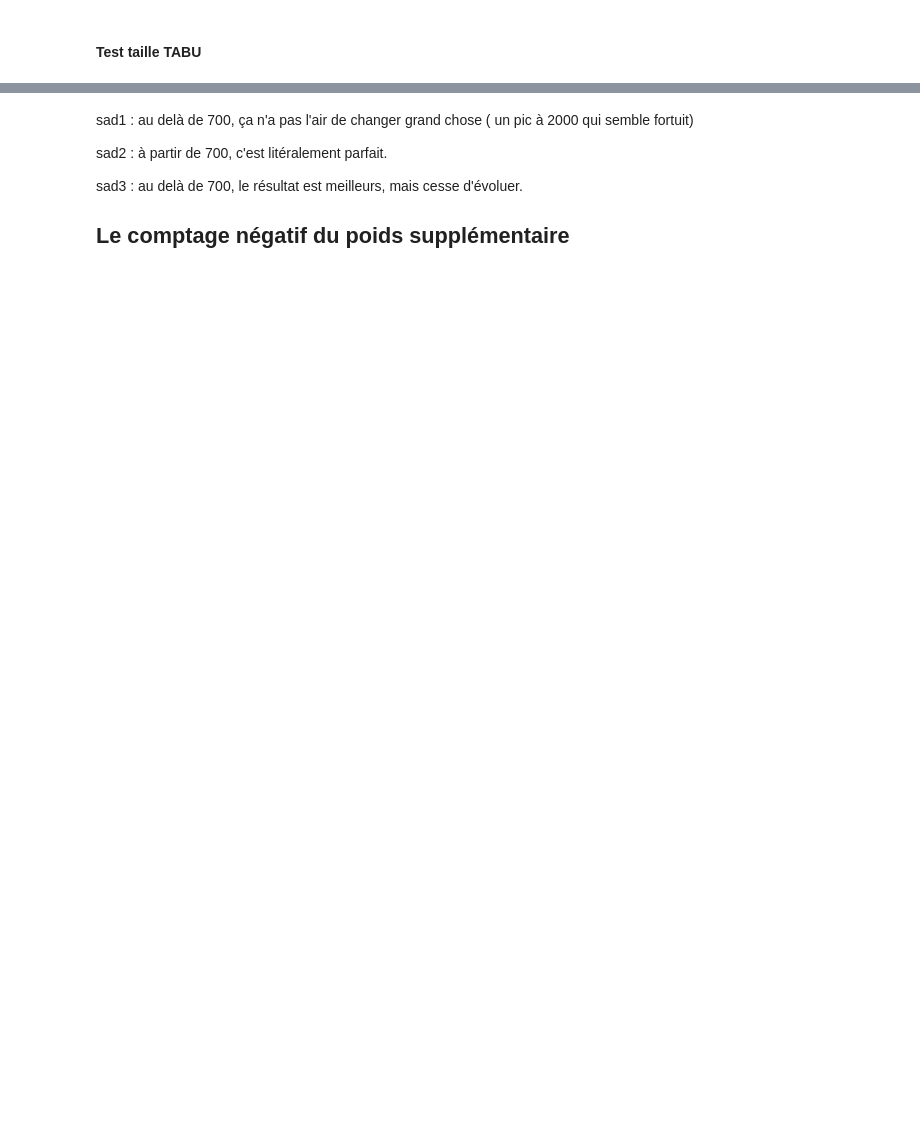
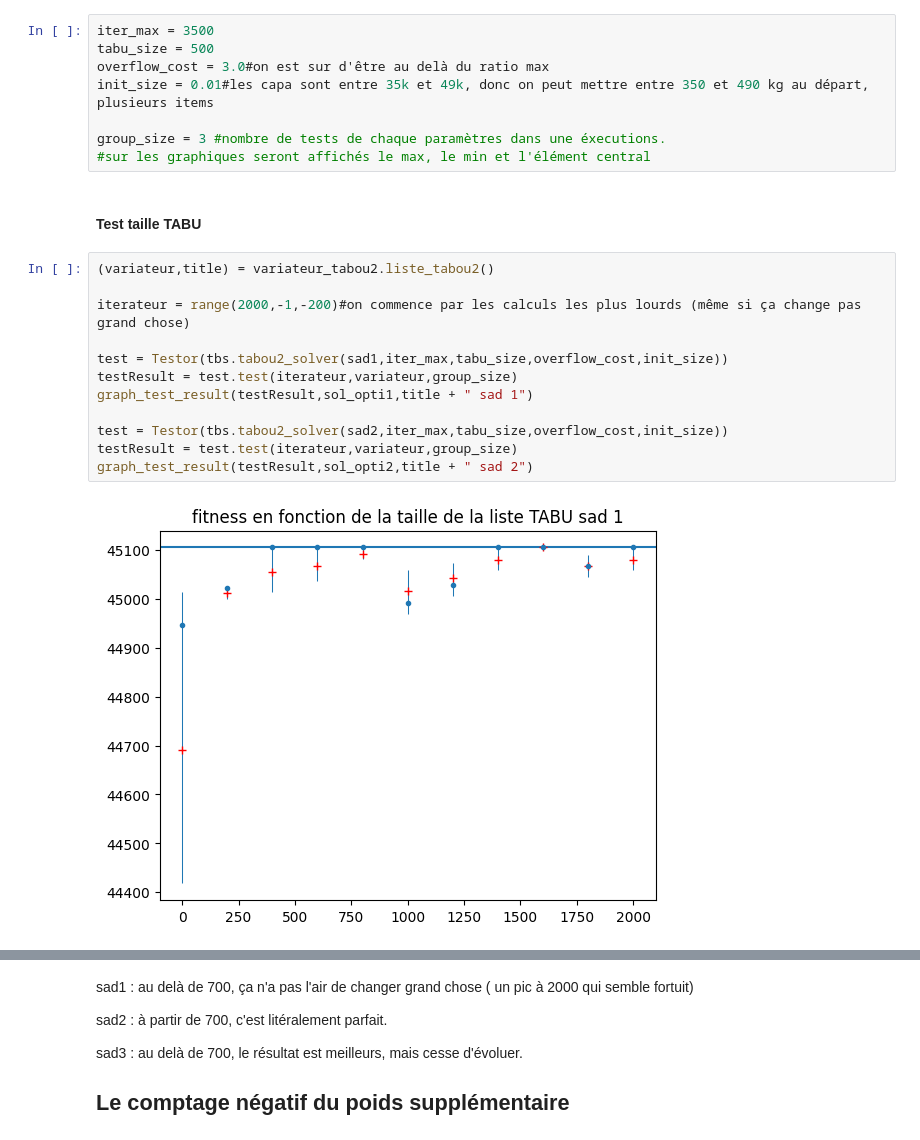
Before and after one commit to Blova-TB/S8_Knapsack, a Jupyter notebook: 10000_item_TABU2.ipynb, the cells around one changed output, grey strips where cells are left out. Drawn from its saved outputs; the diff is of its cells as text; blank space fills up the shorter version.

Commit message:
bon debut rapport tabu, amelioration tabu (et implémentation numpy) et prep solver et iteratorfloat securise

```diff
--- a/10000_item_TABU2.ipynb
+++ b/10000_item_TABU2.ipynb
@@ -55,2 +48,24 @@ group_size = 2 #nombre de tests de chaque paramètres dans une éxecutions.
+# %%
+iter_max = 3500
+tabu_size = 500
+overflow_cost = 3.0#on est sur d'être au delà du ratio max
+init_size = 0.01#les capa sont entre 35k et 49k, donc on peut mettre entre 350 et 490 kg au départ, plusieurs items
+
+group_size = 3 #nombre de tests de chaque paramètres dans une éxecutions.
+#sur les graphiques seront affichés le max, le min et l'élément central
 # %% [markdown]
 #### Test taille TABU
+# %%
+(variateur,title) = variateur_tabou2.liste_tabou2()
+
+iterateur = range(2000,-1,-200)#on commence par les calculs les plus lourds (même si ça change pas grand chose)
+
+test = Testor(tbs.tabou2_solver(sad1,iter_max,tabu_size,overflow_cost,init_size))
+testResult = test.test(iterateur,variateur,group_size)
+graph_test_result(testResult,sol_opti1,title + " sad 1")
+
+test = Testor(tbs.tabou2_solver(sad2,iter_max,tabu_size,overflow_cost,init_size))
+testResult = test.test(iterateur,variateur,group_size)
+graph_test_result(testResult,sol_opti2,title + " sad 2")
+# %% [output]
+[figure, added]
```
Also changed, not shown: parts of 31 cells of this notebook, 5 other files.
